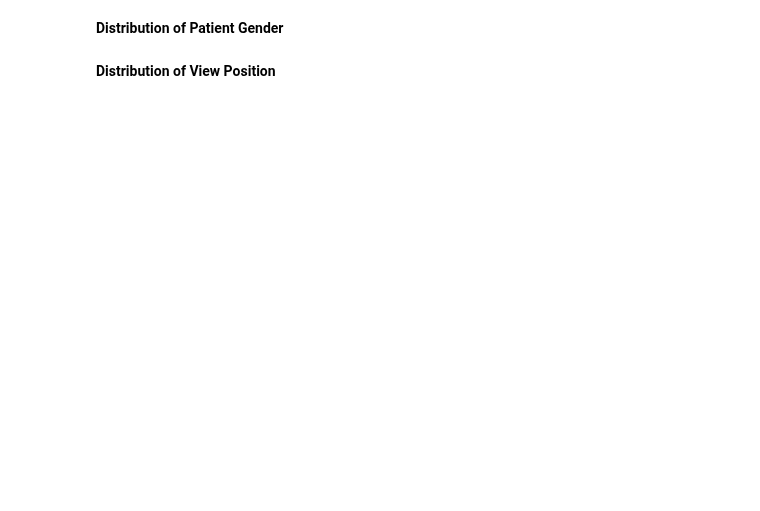
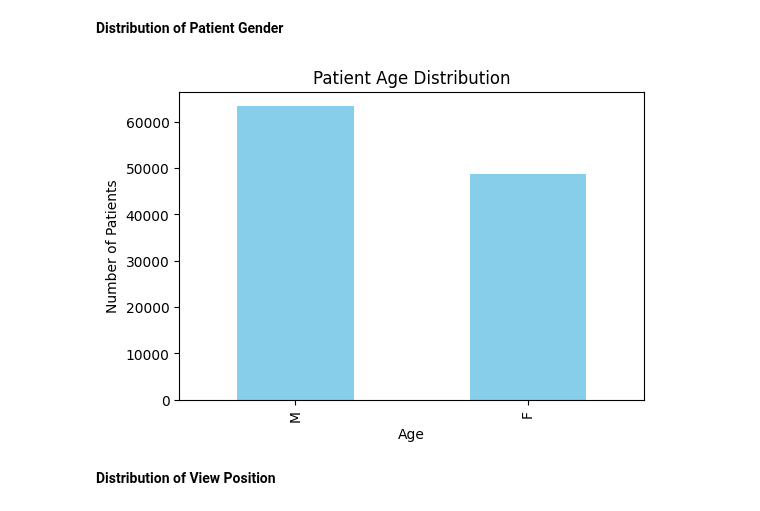
Before and after one commit to bjorneme/master_thesis, a Jupyter notebook: EDA/EDA_ChestX_ray14.ipynb, the cells around one changed output. Drawn from its saved outputs; the diff is of its cells as text; code cells hidden in the pictures; blank space fills up the shorter version.

```diff
--- a/EDA/EDA_ChestX_ray14.ipynb
+++ b/EDA/EDA_ChestX_ray14.ipynb
@@ -114,2 +127,15 @@ plt.show()
+# %%
+# Count patient age
+patient_gender_df = labels_df['Patient Gender'].value_counts()
+
+# Plot patient age distribution
+plt.figure(figsize=(6, 4))
+patient_gender_df.plot(kind='bar', color='skyblue')
+plt.title("Patient Age Distribution")
+plt.xlabel("Age")
+plt.ylabel("Number of Patients")
+plt.show()
+# %% [output]
+[figure, added]
 # %% [markdown]
 **Distribution of View Position**
```
Also changed, not shown: parts of 7 cells of this notebook, 1 other file.
